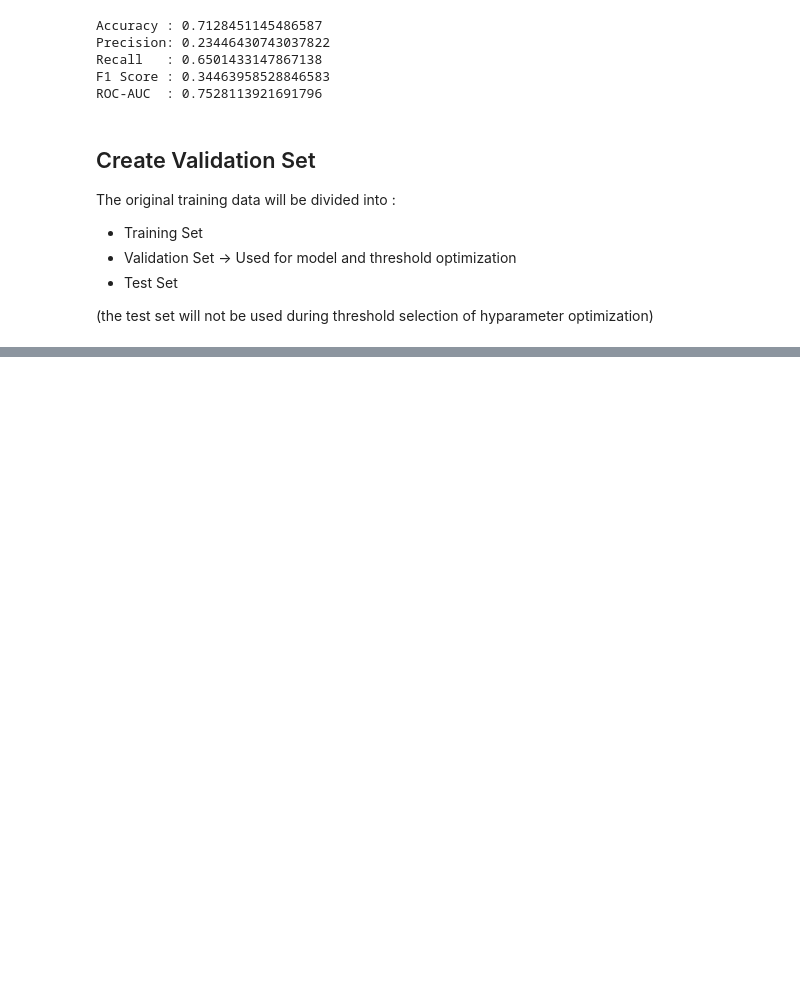
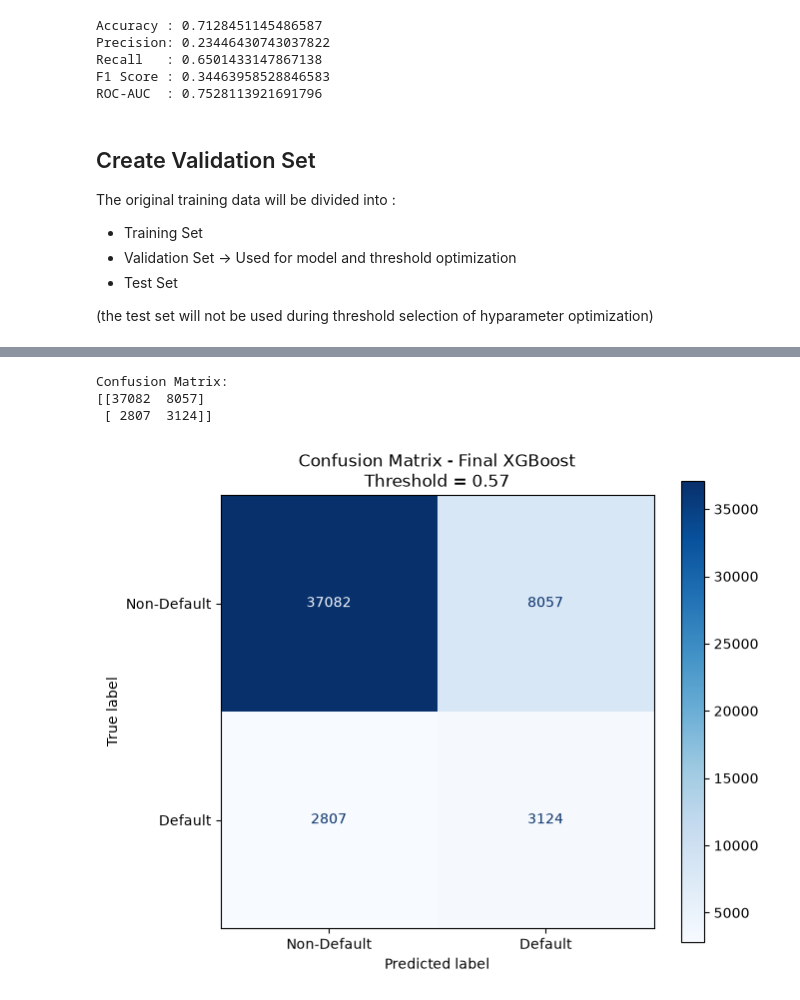
Before and after one commit to ashiishhh9/Credit-Risk-Assessment-System, a Jupyter notebook: notebooks/04_Model_Optimization.ipynb, the cells around one changed output, grey strips where cells are left out. Drawn from its saved outputs; the diff is of its cells as text; code cells hidden in the pictures; blank space fills up the shorter version.

```diff
--- a/notebooks/04_Model_Optimization.ipynb
+++ b/notebooks/04_Model_Optimization.ipynb
@@ -352,0 +1060,16 @@ The original training data will be divided into :
+# %%
+# Final probability predictions
+
+final_test_prob = optimized_xgb.predict_proba(
+    X_test
+)[:, 1]
+
+# Apply selected business threshold
+
+final_threshold = optimized_business_threshold
+
+final_test_pred = (
+    final_test_prob >= final_threshold
+).astype(int)
+
+print("Final Threshold:", round(final_threshold, 2))
@@ -352,0 +1123,34 @@ The original training data will be divided into :
+# %%
+from sklearn.metrics import confusion_matrix, ConfusionMatrixDisplay
+
+cm = confusion_matrix(
+    y_test,
+    final_test_pred
+)
+
+print("Confusion Matrix:")
+print(cm)
+
+disp = ConfusionMatrixDisplay(
+    confusion_matrix=cm,
+    display_labels=["Non-Default", "Default"]
+)
+
+fig, ax = plt.subplots(figsize=(7, 6))
+
+disp.plot(
+    ax=ax,
+    cmap="Blues",
+    values_format="d"
+)
+
+plt.title(
+    f"Confusion Matrix - Final XGBoost\nThreshold = {final_threshold:.2f}"
+)
+
+plt.show()
+# %% [output]
+Confusion Matrix:
+[[37082  8057]
+ [ 2807  3124]]
+[figure, added]
```
Also changed, not shown: parts of 46 cells of this notebook, 2 other files.
